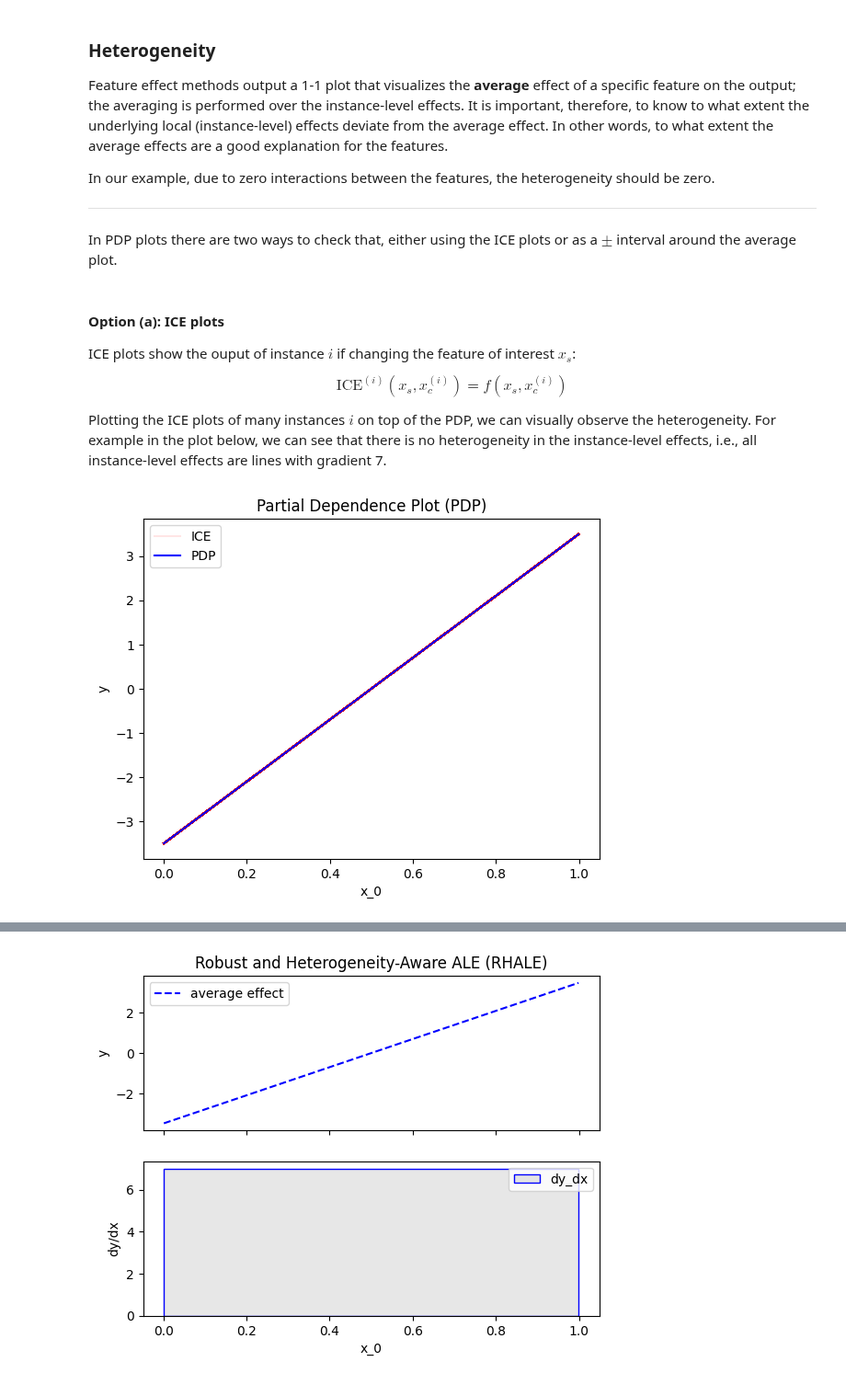
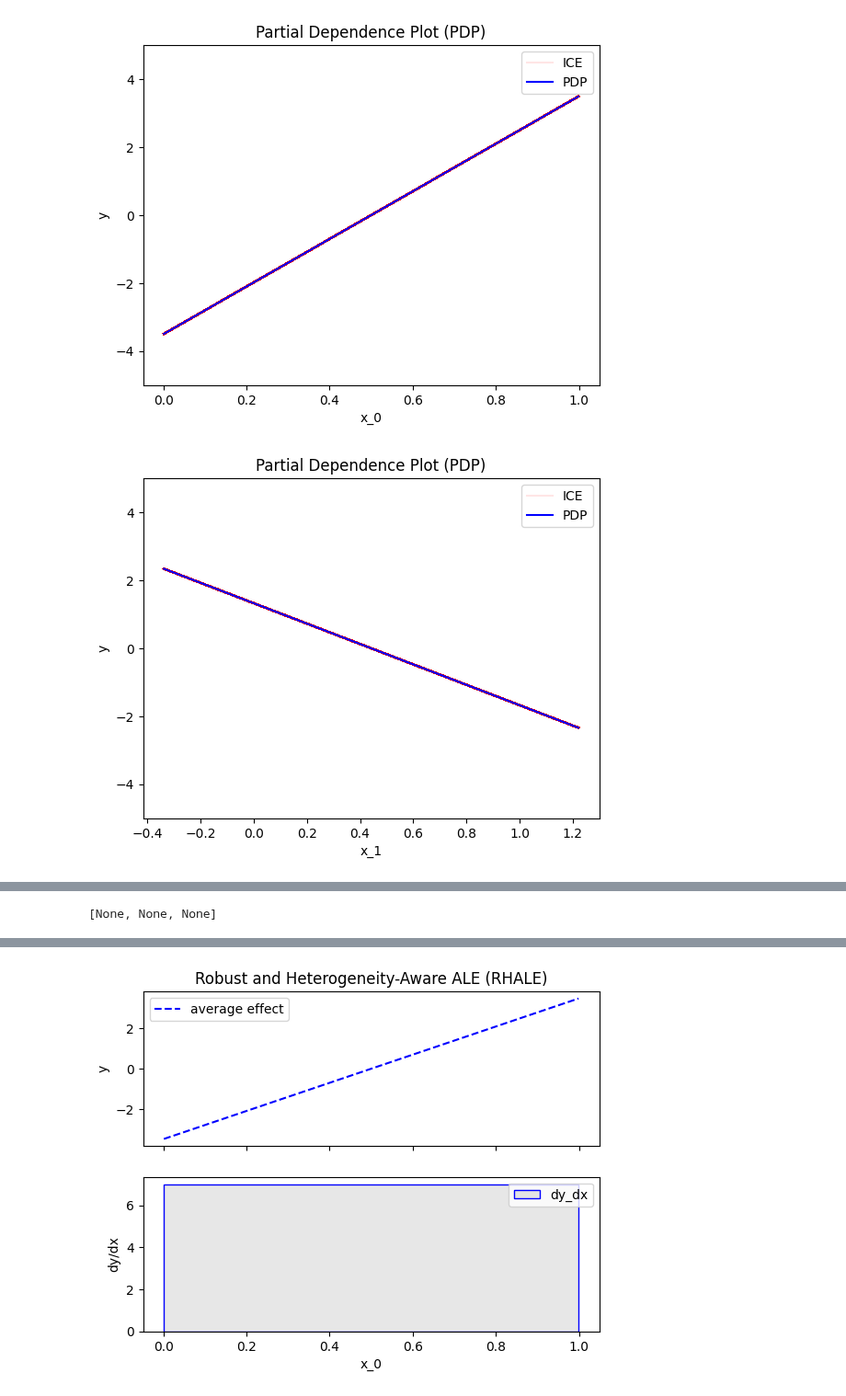
Before and after one commit to givasile/effector, a Jupyter notebook: notebooks/synthetic-examples/01_linear_model.ipynb, the cells around one changed output, grey strips where cells are left out. Shown at 92% size. Cells and saved outputs as stored; diff of their text form; code cells hidden in the pictures.

```diff
--- a/notebooks/synthetic-examples/01_linear_model.ipynb
+++ b/notebooks/synthetic-examples/01_linear_model.ipynb
@@ -165,25 +92,5 @@ effector.PDP(data=X, model=predict).plot(feature=2, centering=True, y_limits=[-4
-# %% [markdown]
-### Heterogeneity
-
-Feature effect methods output a 1-1 plot that visualizes the **average** effect of a specific feature on the output;
-the averaging is performed over the instance-level effects.
-It is important, therefore, to know to what extent the underlying local (instance-level) effects deviate from the average effect.
-In other words, to what extent the average effects are a good explanation for the features.
-
-In our example, due to zero interactions between the features, the heterogeneity should be zero.
-
----
-In PDP plots there are two ways to check that, either using the ICE plots or as a $\pm$ interval around the average plot.
-# %% [markdown]
-#### Option (a): ICE plots
-
-ICE plots show the ouput of instance $i$ if changing the feature of interest $x_s$:
-
-$$\text{ICE}^{(i)}(x_s, x^{(i)}_c) = f(x_s, x^{(i)}_c)$$
-
-Plotting the ICE plots of many instances $i$ on top of the PDP, we can visually observe the heterogeneity.
-For example in the plot below, we can see that there is no heterogeneity in the instance-level effects, i.e., all instance-level effects are lines with gradient 7.
 # %%
-effector.PDP(data=X, model=predict).plot(feature=0, centering=True, heterogeneity="ice")
+[effector.PDP(data=X, model=predict).plot(feature=i, y_limits=[-5,5]) for i in [0, 1, 2]]
 # %% [output]
-[figure, old version]
+[figure, new version]
+[figure, added]
@@ -189,0 +98 @@ effector.PDP(data=X, model=predict).plot(feature=0, centering=True, heterogeneit
+[None, None, None]
```
Also changed, not shown: parts of 43 cells of this notebook, 21 other files.
